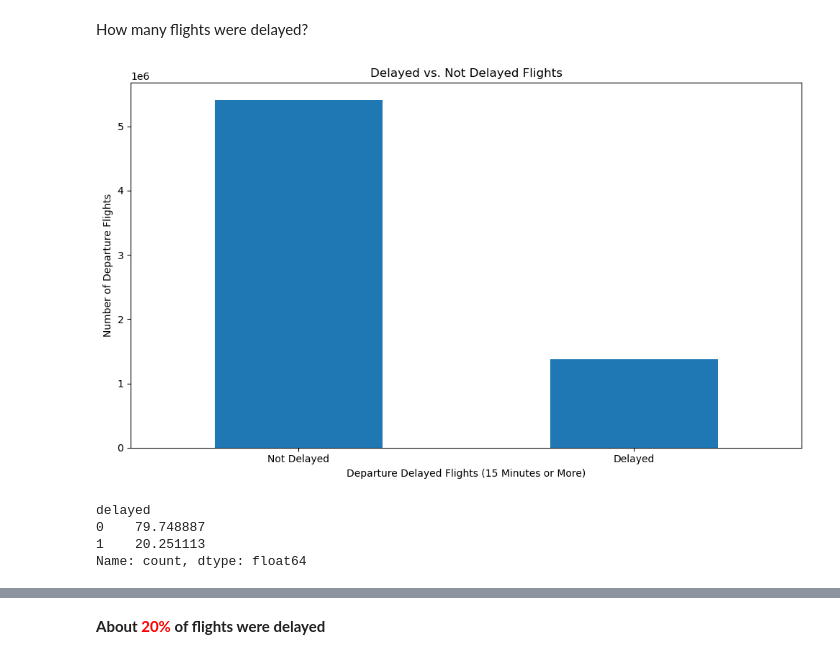
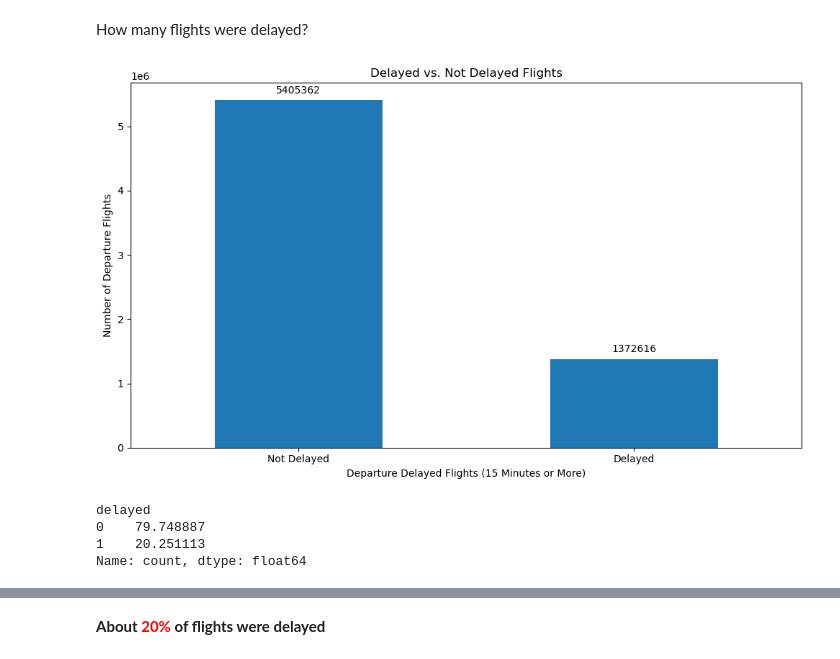
Before and after one commit to B-Treftz/Flight_Status_Predictor, a Jupyter notebook: 1_EDA/EDA_Olivia.ipynb, the cells around one changed output, grey strips where cells are left out. Saved outputs shown, nothing was run; the diff lists cells and outputs as text; code cells hidden in the pictures.

```diff
--- a/1_EDA/EDA_Olivia.ipynb
+++ b/1_EDA/EDA_Olivia.ipynb
@@ -115,8 +138,8 @@ df.drop(['Actual_Dep_Time','Dep_Time_Offset','Dep_Delay_Minutes','Actual_Arr_Tim
          'Weather_Delay','National_Aviation_System_Delay','Security_Delay','Late_Aircraft_Delay',
          'Actual_Gate_to_Gate_Time','Time_Airborne'], axis=1, inplace=True)
 
-# Already have the date column so no need for this (Do not drop in case need for later analysis)
-#df.drop(['Quarter','Year','Month', 'Month_Day'], axis=1, inplace=True)
+# Already have the date column so no need for this
+df.drop(['Quarter','Year','Month', 'Month_Day'], axis=1, inplace=True)
 
 print("Columns remaining: ", df.shape[1])
 # %% [output]
@@ -168,20 +187,29 @@ How many flights were delayed?
 # %%
 # Count the occurrences of flight delays
 delayed_counts = df['delayed'].value_counts()
 
 # Create a bar chart
 plt.figure(figsize=(10, 6))  # Adjust figure size for better readability
-delayed_counts.plot(kind='bar')
+ax = delayed_counts.plot(kind='bar')
+
+# Add text annotations
+for p in ax.patches:
+    ax.annotate(str(p.get_height()),
+                (p.get_x() + p.get_width() / 2., p.get_height()),
+                ha='center', va='center',
+                xytext=(0, 10),
+                textcoords='offset points')
+
 plt.xlabel('Departure Delayed Flights (15 Minutes or More)')
 plt.ylabel('Number of Departure Flights')
 plt.title('Delayed vs. Not Delayed Flights')
 plt.xticks(ticks=[0, 1], rotation=0, labels=['Not Delayed', 'Delayed'], ha='center')  # Rotate x-axis labels for better visibility and define labels
 plt.tight_layout()  # Adjust layout to prevent labels from overlapping
 plt.show()
 
 print((df['delayed'].value_counts()/df.shape[0]) * 100)
 # %% [output]
-[figure, old version]
+[figure, new version]
 delayed
 0    79.748887
 1    20.251113
```
Also changed, not shown: parts of 22 cells of this notebook.
